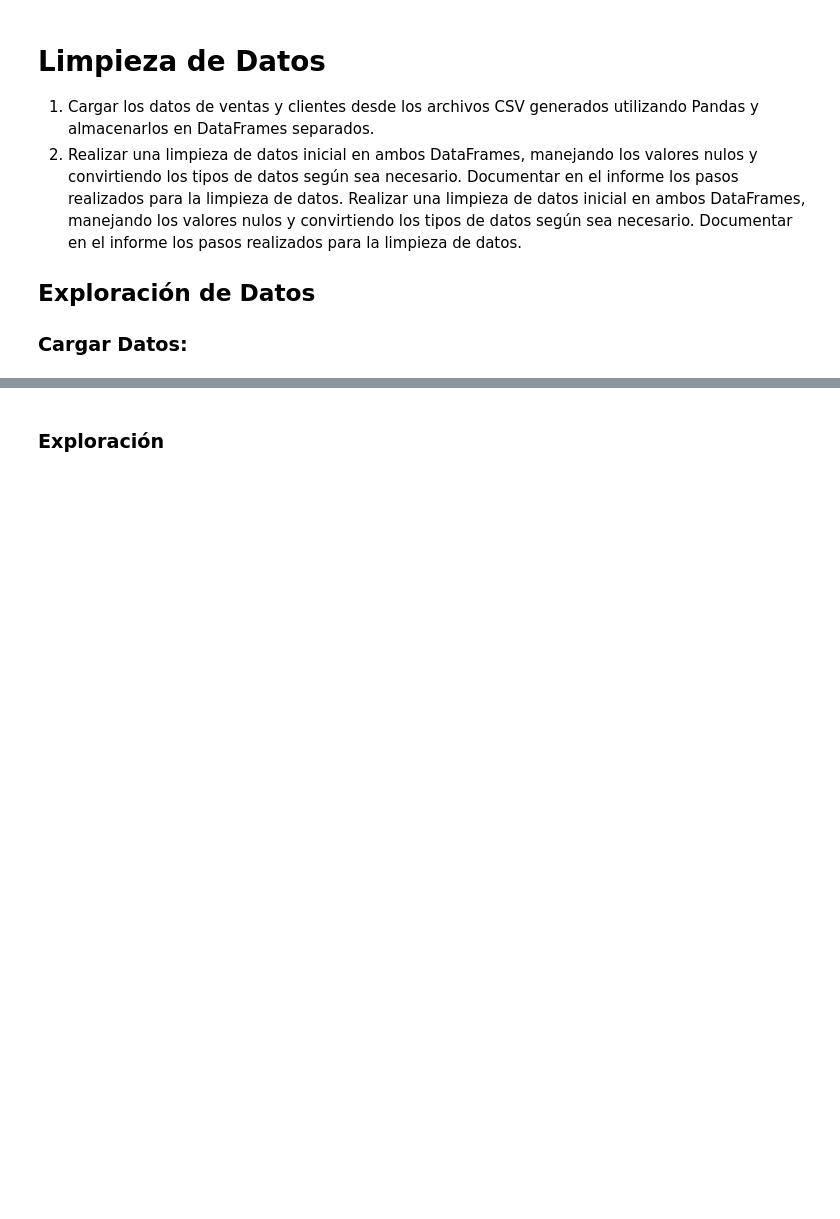
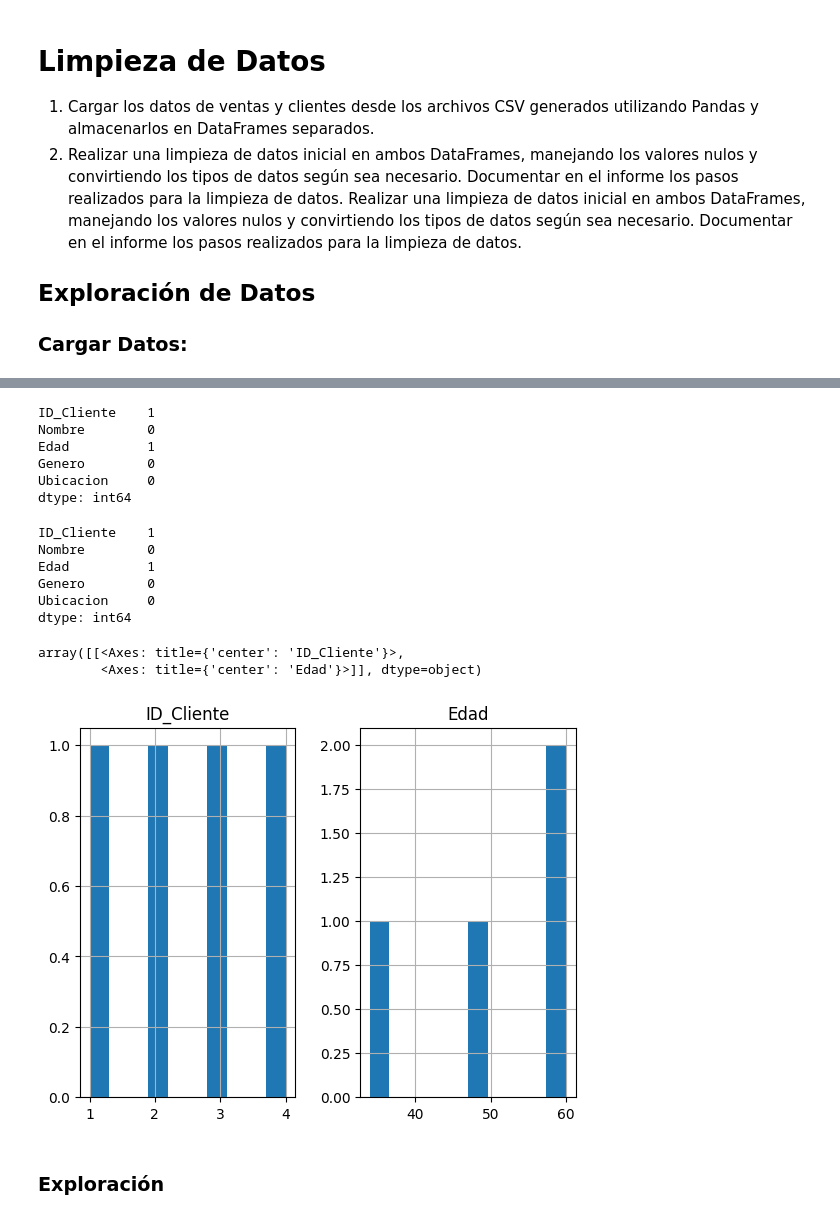
Before and after one commit to Airim-Coder/ICIF1042_Taller2, a Jupyter notebook: main.ipynb, the cells around one changed output, grey strips where cells are left out. Drawn from its saved outputs; the diff is of its cells as text; code cells hidden in the pictures; blank space fills up the shorter version.

```diff
--- a/main.ipynb
+++ b/main.ipynb
@@ -53,3 +114,29 @@ NameError: name 'df_clientes' is not defined
+# %%
+df_clientes.isnull().sum() # Suma de cantidad de nulos
+# %% [output]
+ID_Cliente    1
+Nombre        0
+Edad          1
+Genero        0
+Ubicacion     0
+dtype: int64
+# %%
+df_clientes.isnull().sum(axis=0)
+# %% [output]
+ID_Cliente    1
+Nombre        0
+Edad          1
+Genero        0
+Ubicacion     0
+dtype: int64
+# %%
+df_clientes.dropna(thresh=2, inplace=True)#Elimina si la fila tiene 2 valores nulos
+# %%
+df_clientes.hist()
+# %% [output]
+array([[<Axes: title={'center': 'ID_Cliente'}>,
+        <Axes: title={'center': 'Edad'}>]], dtype=object)
+[figure, added]
 # %% [markdown]
 ### Exploración
 # %% [markdown]
```
Also changed, not shown: parts of 19 cells of this notebook, 5 other files.
